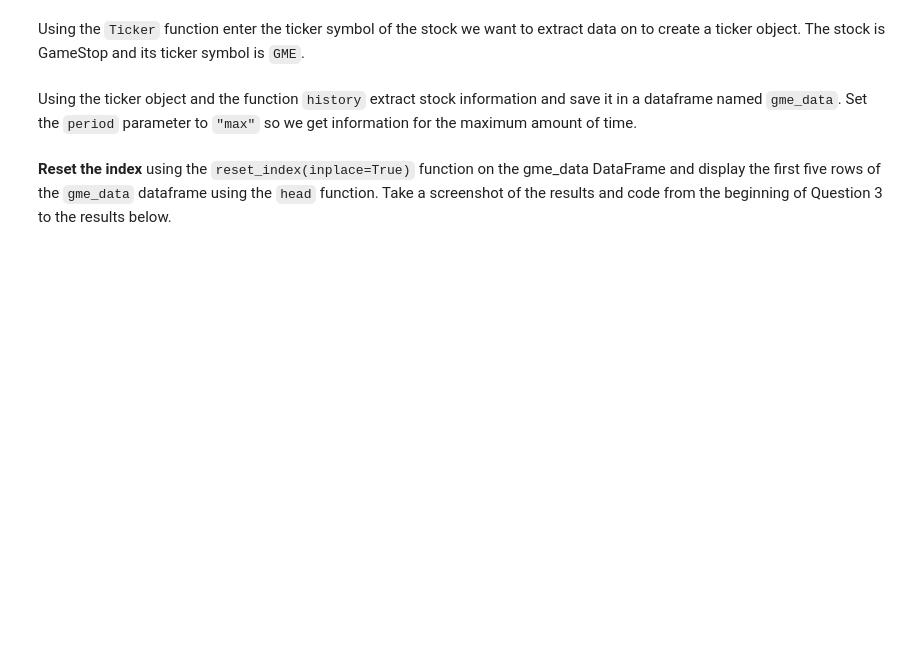
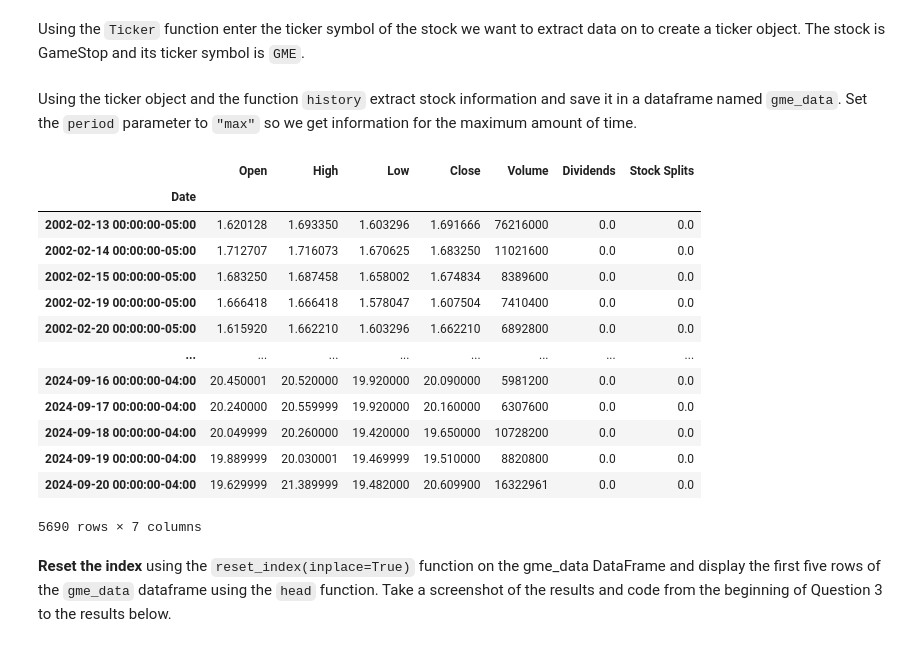
Before and after one commit to J1gsaww/Coursera-Python-Project-for-Data-Science, a Jupyter notebook: Final Assignment.ipynb, the cells around one changed output. Saved outputs shown, nothing was run; the diff lists cells and outputs as text; code cells hidden in the pictures; blank space fills up the shorter version.

```diff
--- a/Final Assignment.ipynb
+++ b/Final Assignment.ipynb
@@ -220,6 +200,22 @@ gme = yf.Ticker('GME')
 Using the ticker object and the function `history` extract stock information and save it in a dataframe named `gme_data`. Set the `period` parameter to ` "max" ` so we get information for the maximum amount of time.
 # %%
 gme_data = gme.history(period='max')
+gme_data
+# %% [output]
+|  | Open | High | Low | Close | Volume | Dividends | Stock Splits |
+| Date |  |  |  |  |  |  |  |
+| 2002-02-13 00:00:00-05:00 | 1.620128 | 1.693350 | 1.603296 | 1.691666 | 76216000 | 0.0 | 0.0 |
+| 2002-02-14 00:00:00-05:00 | 1.712707 | 1.716073 | 1.670625 | 1.683250 | 11021600 | 0.0 | 0.0 |
+| 2002-02-15 00:00:00-05:00 | 1.683250 | 1.687458 | 1.658002 | 1.674834 | 8389600 | 0.0 | 0.0 |
+| 2002-02-19 00:00:00-05:00 | 1.666418 | 1.666418 | 1.578047 | 1.607504 | 7410400 | 0.0 | 0.0 |
+| 2002-02-20 00:00:00-05:00 | 1.615920 | 1.662210 | 1.603296 | 1.662210 | 6892800 | 0.0 | 0.0 |
+| ... | ... | ... | ... | ... | ... | ... | ... |
+| 2024-09-16 00:00:00-04:00 | 20.450001 | 20.520000 | 19.920000 | 20.090000 | 5981200 | 0.0 | 0.0 |
+| 2024-09-17 00:00:00-04:00 | 20.240000 | 20.559999 | 19.920000 | 20.160000 | 6307600 | 0.0 | 0.0 |
+| 2024-09-18 00:00:00-04:00 | 20.049999 | 20.260000 | 19.420000 | 19.650000 | 10728200 | 0.0 | 0.0 |
+| 2024-09-19 00:00:00-04:00 | 19.889999 | 20.030001 | 19.469999 | 19.510000 | 8820800 | 0.0 | 0.0 |
+| 2024-09-20 00:00:00-04:00 | 19.629999 | 21.389999 | 19.482000 | 20.609900 | 16322961 | 0.0 | 0.0 |
+5690 rows × 7 columns
 # %% [markdown]
 **Reset the index** using the `reset_index(inplace=True)` function on the gme_data DataFrame and display the first five rows of the `gme_data` dataframe using the `head` function. Take a screenshot of the results and code from the beginning of Question 3 to the results below.
 # %%
```
Also changed, not shown: parts of 12 cells of this notebook.
